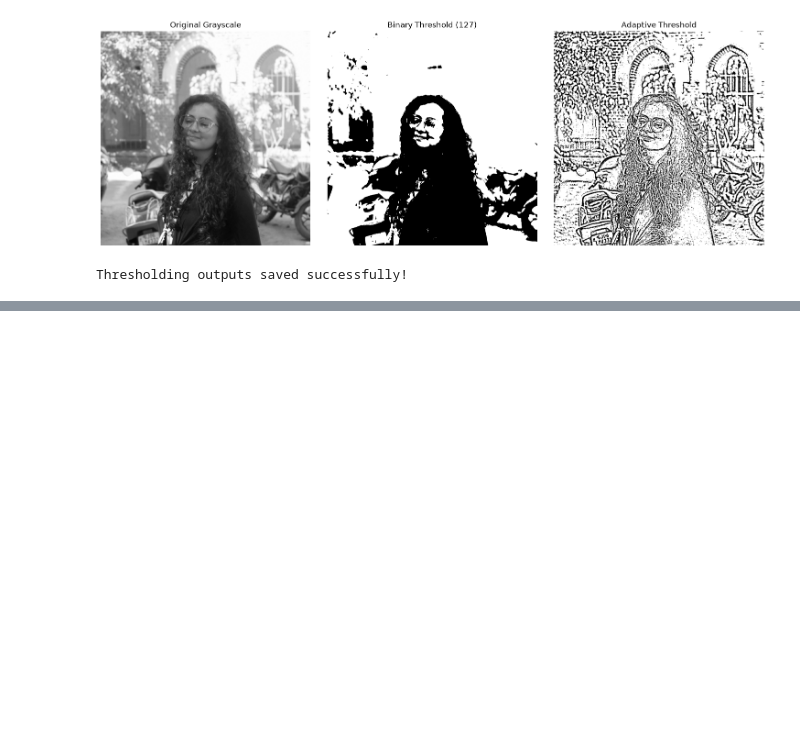
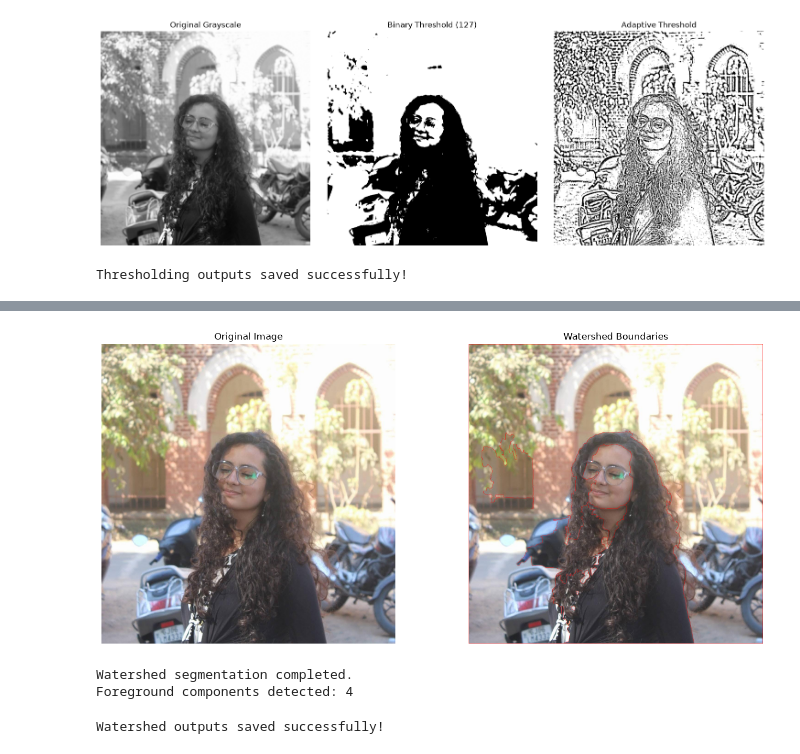
Before and after one commit to KhevnaUnakar/computer-vision-toolkit, a Jupyter notebook: notebooks/02_segmentation.ipynb, the cells around one changed output, grey strips where cells are left out. Cells and saved outputs as stored; diff of their text form; code cells hidden in the pictures; blank space fills up the shorter version.

```diff
--- a/notebooks/02_segmentation.ipynb
+++ b/notebooks/02_segmentation.ipynb
@@ -88,0 +235,56 @@ Thresholding outputs saved successfully!
+# %%
+# Label the foreground components
+num_labels, markers = cv2.connectedComponents(sure_fg)
+
+# Shift labels so that the background is not labeled as zero
+markers = markers + 1
+
+# Mark uncertain regions as zero
+markers[unknown == 255] = 0
+
+# Apply watershed
+watershed_markers = cv2.watershed(image.copy(), markers)
+
+# Highlight watershed boundaries in red
+watershed_result = image.copy()
+watershed_result[watershed_markers == -1] = [0, 0, 255]
+
+# Display the result
+plt.figure(figsize=(14, 6))
+
+plt.subplot(1, 2, 1)
+plt.imshow(image_rgb)
+plt.title("Original Image")
+plt.axis("off")
+
+plt.subplot(1, 2, 2)
+plt.imshow(cv2.cvtColor(watershed_result, cv2.COLOR_BGR2RGB))
+plt.title("Watershed Boundaries")
+plt.axis("off")
+
+plt.tight_layout()
+plt.show()
+
+print("Watershed segmentation completed.")
+print("Foreground components detected:", num_labels - 1)
+# %% [output]
+[figure, added]
+Watershed segmentation completed.
+Foreground components detected: 4
+# %%
+output_dir = Path("../outputs/segmentation")
+output_dir.mkdir(parents=True, exist_ok=True)
+
+cv2.imwrite(
+    str(output_dir / "watershed_boundaries.png"),
+    watershed_result
+)
+
+cv2.imwrite(
+    str(output_dir / "watershed_foreground.png"),
+    sure_fg
+)
+
+print("Watershed outputs saved successfully!")
+# %% [output]
+Watershed outputs saved successfully!
```
Also changed, not shown: parts of 4 cells of this notebook.
